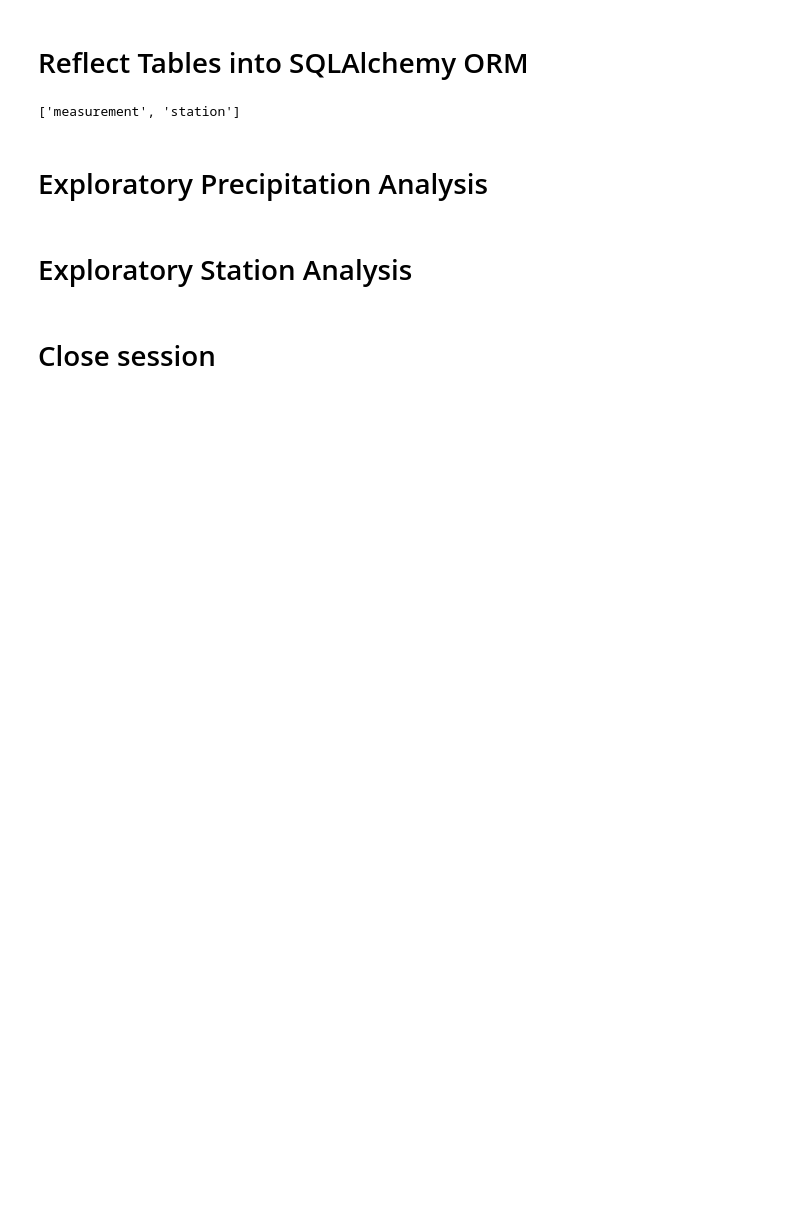
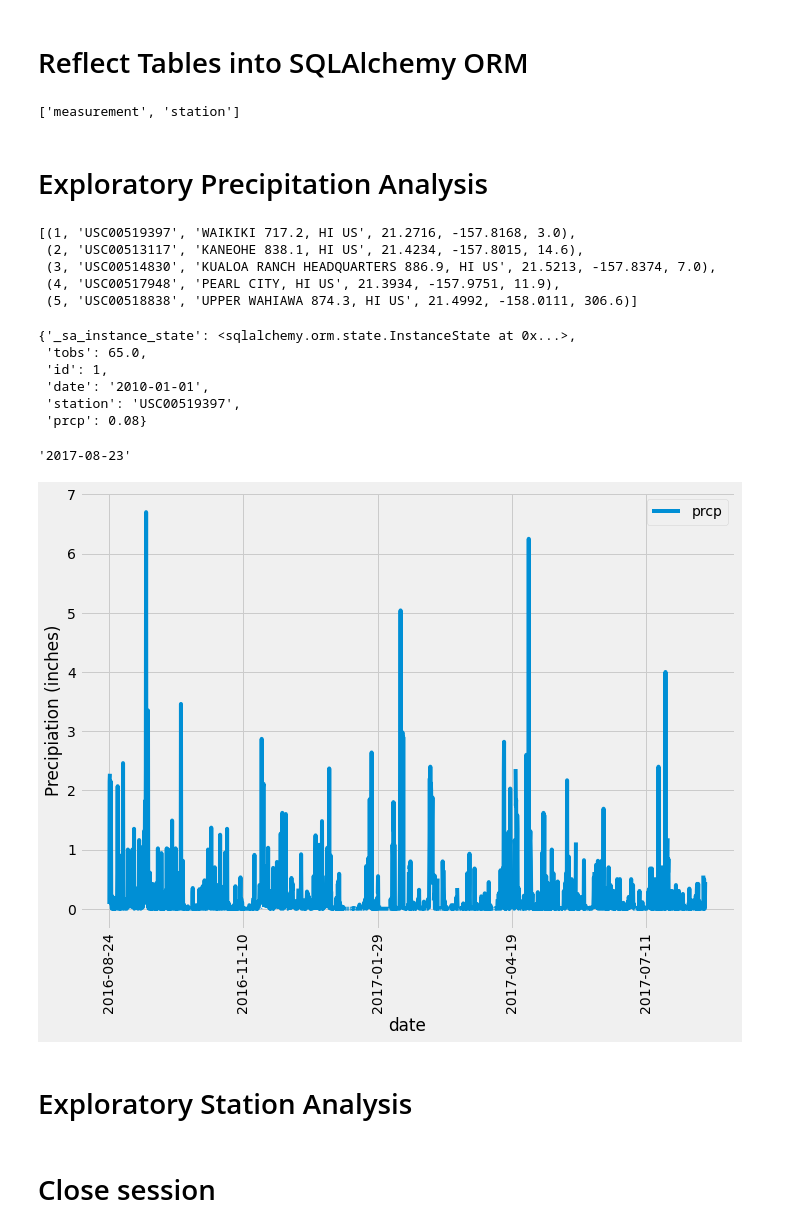
Before and after one commit to JenniferM-BShulyak/sqlalchemy-challenge, a Jupyter notebook: SurfsUp/climate_starter.ipynb, the cells around one changed output. Drawn from its saved outputs; the diff is of its cells as text; code cells hidden in the pictures; blank space fills up the shorter version.

Commit message:
Finished precipitation analysis

```diff
--- a/SurfsUp/climate_starter.ipynb
+++ b/SurfsUp/climate_starter.ipynb
@@ -38,25 +38,58 @@ Station = Base.classes.station
 session = Session(engine)
 # %% [markdown]
 # Exploratory Precipitation Analysis
+# %%
+engine.execute("SELECT * FROM Station LIMIT 5").fetchall()
+# %% [output]
+[(1, 'USC00519397', 'WAIKIKI 717.2, HI US', 21.2716, -157.8168, 3.0),
+ (2, 'USC00513117', 'KANEOHE 838.1, HI US', 21.4234, -157.8015, 14.6),
+ (3, 'USC00514830', 'KUALOA RANCH HEADQUARTERS 886.9, HI US', 21.5213, -157.8374, 7.0),
+ (4, 'USC00517948', 'PEARL CITY, HI US', 21.3934, -157.9751, 11.9),
+ (5, 'USC00518838', 'UPPER WAHIAWA 874.3, HI US', 21.4992, -158.0111, 306.6)]
+# %%
+session.query(Measurement).first().__dict__
+# %% [output]
+{'_sa_instance_state': <sqlalchemy.orm.state.InstanceState at 0x...>,
+ 'tobs': 65.0,
+ 'id': 1,
+ 'date': '2010-01-01',
+ 'station': 'USC00519397',
+ 'prcp': 0.08}
 # %%
 # Find the most recent date in the data set.
+date_recent = session.query(Measurement.date).order_by(Measurement.date.desc()).first()
+type(date_recent)
+# %% [output]
+'2017-08-23'
 # %%
 # Design a query to retrieve the last 12 months of precipitation data and plot the results.
 # Starting from the most recent data point in the database.
-
 # Calculate the date one year from the last date in data set.
-
+year_ago = dt.datetime.strptime(date_recent[0], "%Y-%m-%d") - dt.timedelta(days = 365) # Use Time Delta to find query date
 
 # Perform a query to retrieve the data and precipitation scores
-
+precip_scores = session.query(Measurement.date, Measurement.prcp).filter(Measurement.date > year_ago).order_by(Measurement.date)
 
 # Save the query results as a Pandas DataFrame and set the index to the date column
-
-
-# Sort the dataframe by date
+df = pd.DataFrame(precip_scores, columns=["date", "prcp"])
+df.set_index('date', inplace=True)
 
 
 # Use Pandas Plotting with Matplotlib to plot the data
+df.plot(figsize=(10,8))
+plt.ylabel("Precipiation (inches)")
+plt.xticks(rotation = "vertical")
+plt.tight_layout()
+plt.show()
+
+"""NEED TO FIX X TICK LABELS!!!
+!
+!
+!
+!
+"""
+# %% [output]
+[figure, added]
 # %%
 # Use Pandas to calcualte the summary statistics for the precipitation data
 # %% [markdown]
```
